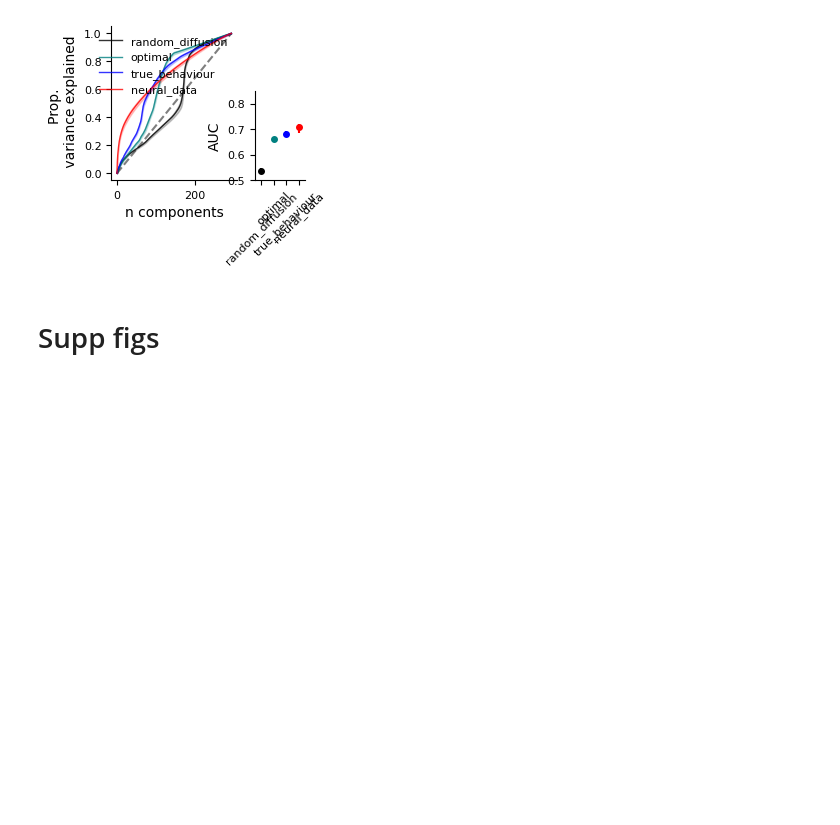
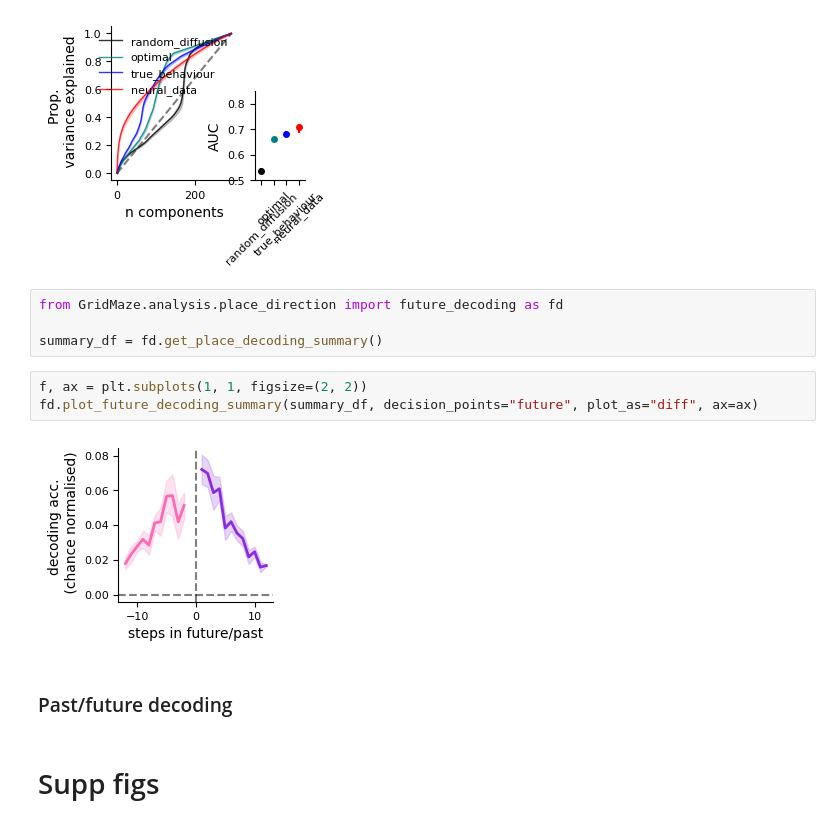
Before and after one commit to peterdoohan/GridMaze-mFC, a Jupyter notebook: Notebooks/4.structured_reps.ipynb, the cells around one changed output. Drawn from its saved outputs; the diff is of its cells as text; blank space fills up the shorter version.

```diff
--- a/Notebooks/4.structured_reps.ipynb
+++ b/Notebooks/4.structured_reps.ipynb
@@ -182,6 +182,17 @@ true_behaviour      0.0               0.0             NaN
 [figure]
 [figure]
 [figure]
+# %%
+from GridMaze.analysis.place_direction import future_decoding as fd
+
+summary_df = fd.get_place_decoding_summary()
+# %%
+f, ax = plt.subplots(1, 1, figsize=(2, 2))
+fd.plot_future_decoding_summary(summary_df, decision_points="future", plot_as="diff", ax=ax)
+# %% [output]
+[figure, added]
+# %% [markdown]
+### Past/future decoding
 # %% [markdown]
 # Supp figs
 # %% [markdown]
```
